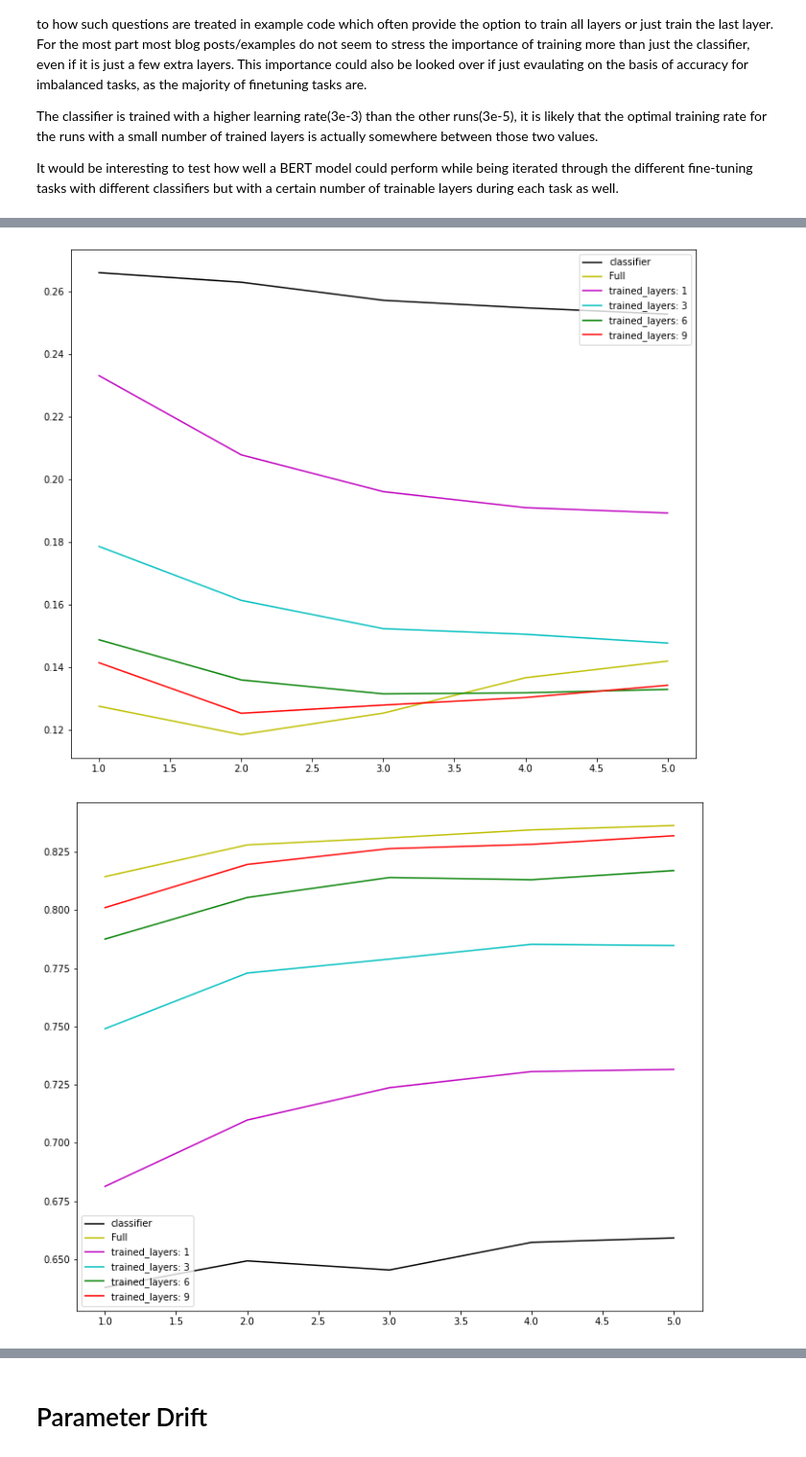
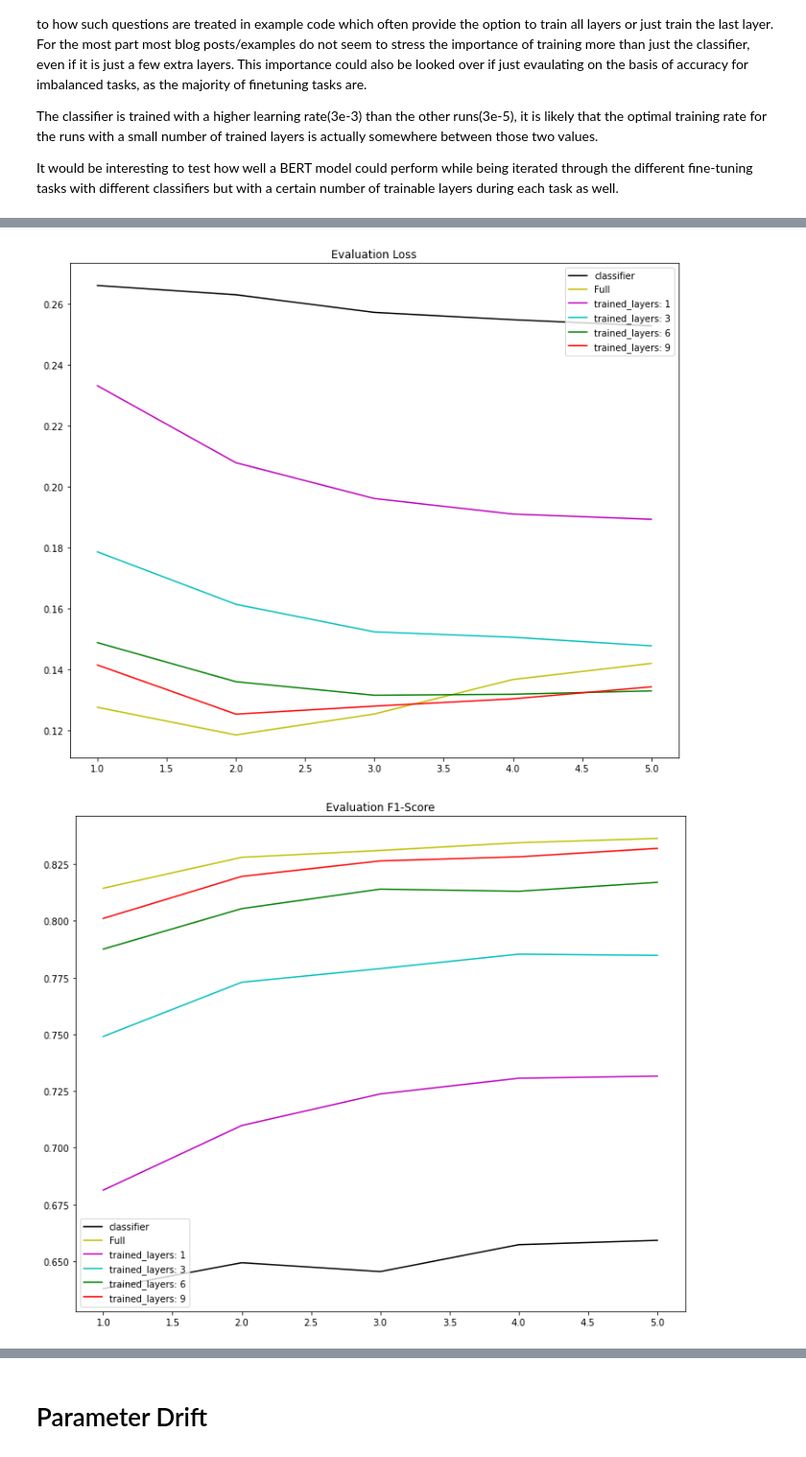
Before and after one commit to johncookds/FineTuningNLPModels, a Jupyter notebook: Bert NER Testing.ipynb, the cells around one changed output, grey strips where cells are left out. Shown: that part at 96% size. Saved outputs shown, nothing was run; the diff lists cells and outputs as text; code cells hidden in the pictures.

```diff
--- a/Bert NER Testing.ipynb
+++ b/Bert NER Testing.ipynb
@@ -61,24 +62,26 @@ for cls in data_dict.keys():
     x = range(1,len(y)+1)
     plt.plot(x,y, color = colors.pop())
 plt.legend(clses)
+plt.title('Evaluation Loss')
 plt.show()
 # %% [output]
-[figure, old version]
+[figure, new version]
 # %%
 # Evaluation f1-score
 colors = list("rgcmyk")
 plot_key = 'f1_score'
 clses = []
 plt.figure(figsize = (12,10))
 for cls in data_dict.keys():
     clses.append(cls)
     y = data_dict[cls][plot_key]
     x = range(1,len(y)+1)
     plt.plot(x,y, color = colors.pop())
 plt.legend(clses)
+plt.title('Evaluation F1-Score')
 plt.show()
 # %% [output]
-[figure, old version]
+[figure, new version]
 # %%
 # training time
 colors = list("rgcmyk")
```
Also changed, not shown: parts of 2 cells of this notebook.
